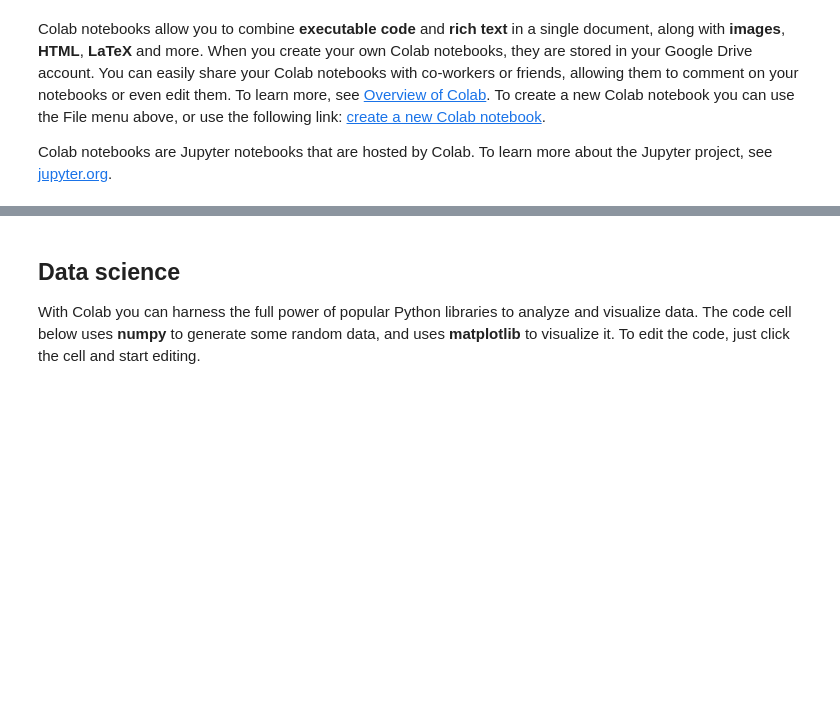
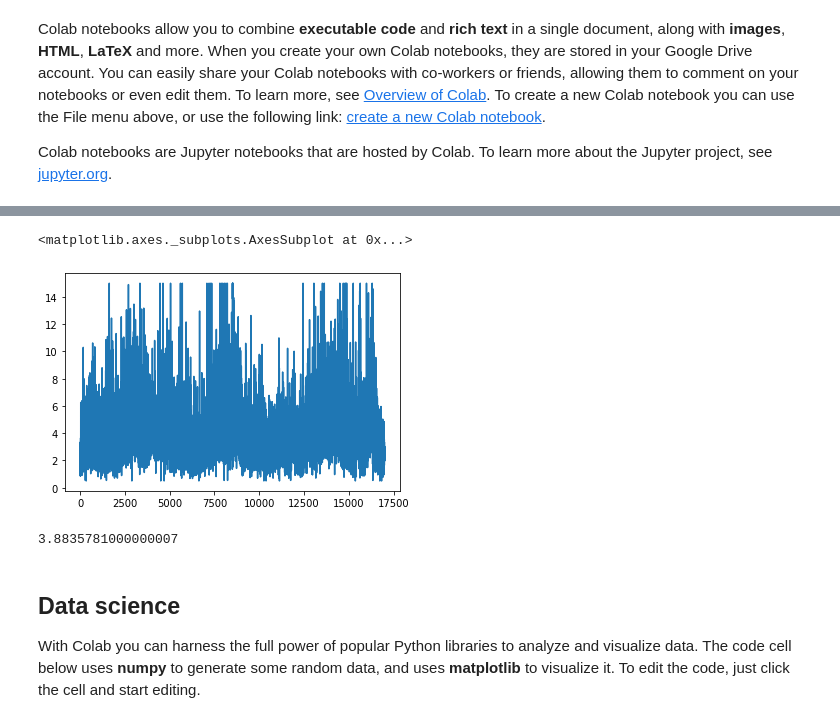
Before and after one commit to iupui-soic/pybootcamp, a Jupyter notebook: Welcome_To_Colaboratory.ipynb, the cells around one changed output, grey strips where cells are left out. Cells and saved outputs as stored; diff of their text form; code cells hidden in the pictures; blank space fills up the shorter version.

```diff
--- a/Welcome_To_Colaboratory.ipynb
+++ b/Welcome_To_Colaboratory.ipynb
@@ -50,3 +50,7 @@ seconds_in_a_week
 Colab notebooks allow you to combine **executable code** and **rich text** in a single document, along with **images**, **HTML**, **LaTeX** and more. When you create your own Colab notebooks, they are stored in your Google Drive account. You can easily share your Colab notebooks with co-workers or friends, allowing them to comment on your notebooks or even edit them. To learn more, see [Overview of Colab](/notebooks/basic_features_overview.ipynb). To create a new Colab notebook you can use the File menu above, or use the following link: [create a new Colab notebook](http://colab.research.google.com#create=true).
 
 Colab notebooks are Jupyter notebooks that are hosted by Colab. To learn more about the Jupyter project, see [jupyter.org](https://www.jupyter.org).
+# %%
+import pandas as pd
+df=pd.read_csv('sample_data/california_housing_train.csv')
+df
@@ -53,3 +71,12 @@ Colab notebooks are Jupyter notebooks that are hosted by Colab. To learn more ab
+# %%
+df['median_income'].plot()
+# %% [output]
+<matplotlib.axes._subplots.AxesSubplot at 0x...>
+[figure, added]
+# %%
+df['median_income'].mean()
+# %% [output]
+3.8835781000000007
 # %% [markdown]
 <div class="markdown-google-sans">
 
```
Also changed, not shown: parts of 1 cell of this notebook.
